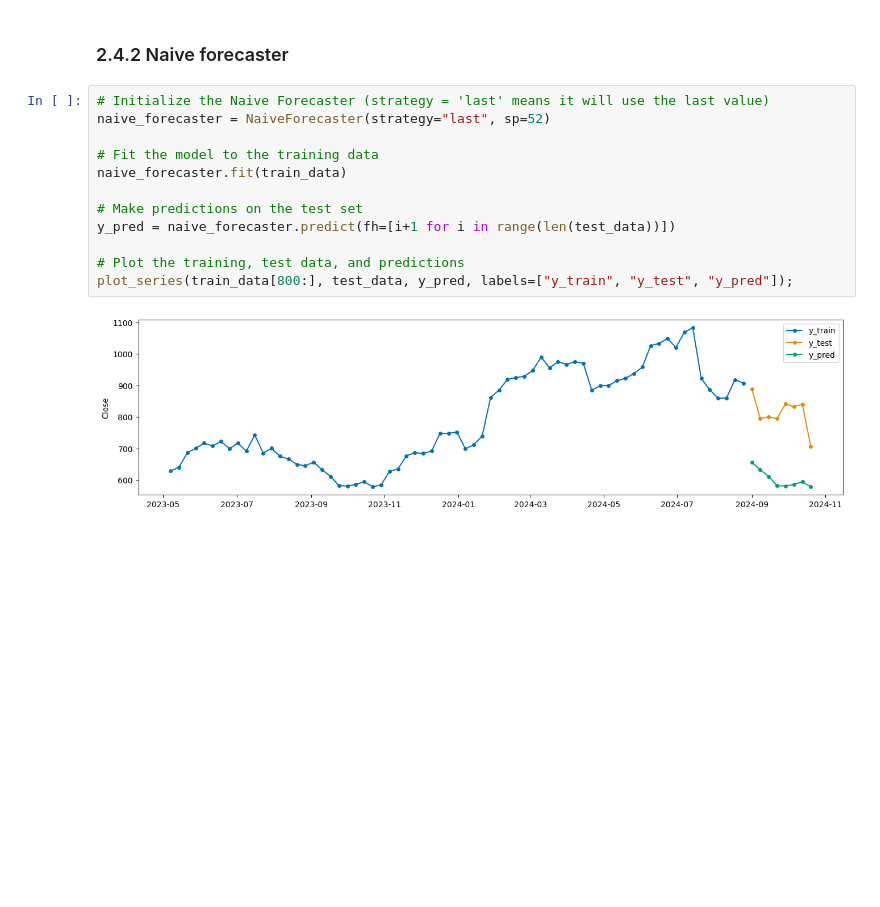
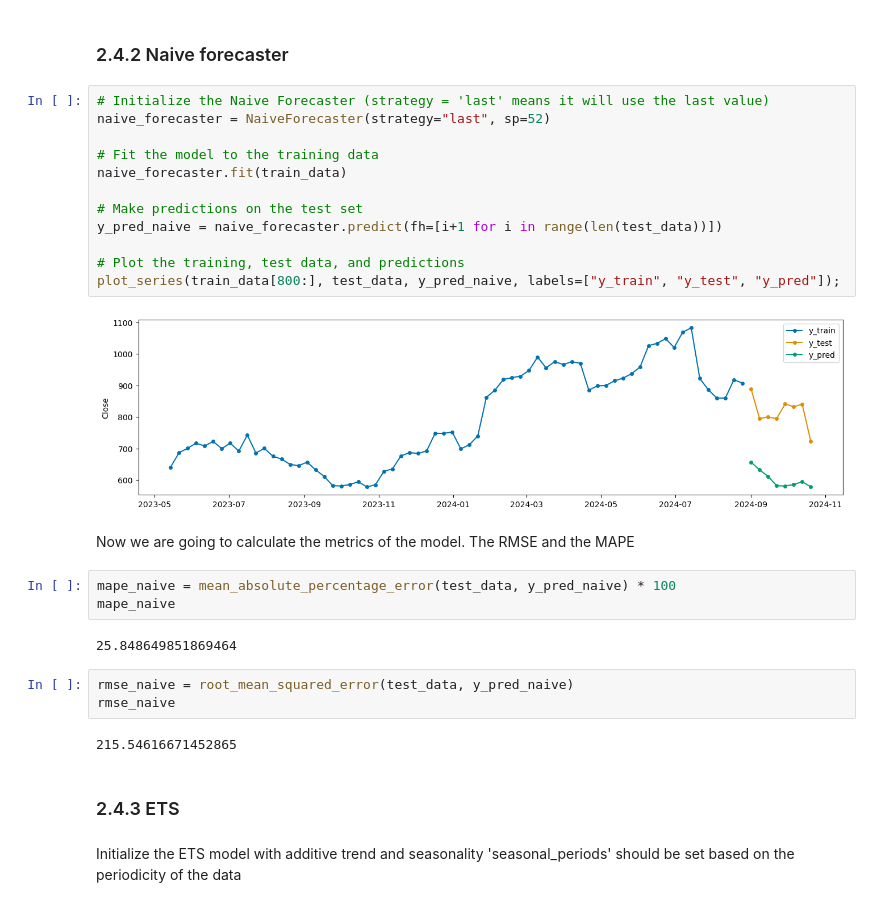
Before and after one commit to mbarriola96/stock_prices_forecasting, a Jupyter notebook: 02_forecasting.ipynb, the cells around one changed output. Drawn from its saved outputs; the diff is of its cells as text; blank space fills up the shorter version.

Commit message:
models done with prophet, and ets in 02_forecasting

```diff
--- a/02_forecasting.ipynb
+++ b/02_forecasting.ipynb
@@ -80,14 +87,30 @@ plot_series(train_data, test_data, labels=["y_train", "y_test"]);
 # %%
 # Initialize the Naive Forecaster (strategy = 'last' means it will use the last value)
 naive_forecaster = NaiveForecaster(strategy="last", sp=52)
 
 # Fit the model to the training data
 naive_forecaster.fit(train_data)
 
 # Make predictions on the test set
-y_pred = naive_forecaster.predict(fh=[i+1 for i in range(len(test_data))])
+y_pred_naive = naive_forecaster.predict(fh=[i+1 for i in range(len(test_data))])
 
 # Plot the training, test data, and predictions
-plot_series(train_data[800:], test_data, y_pred, labels=["y_train", "y_test", "y_pred"]);
+plot_series(train_data[800:], test_data, y_pred_naive, labels=["y_train", "y_test", "y_pred"]);
 # %% [output]
-[figure, old version]
+[figure, new version]
+# %% [markdown]
+Now we are going to calculate the metrics of the model. The RMSE and the MAPE
+# %%
+mape_naive = mean_absolute_percentage_error(test_data, y_pred_naive) * 100
+mape_naive
+# %% [output]
+25.848649851869464
+# %%
+rmse_naive = root_mean_squared_error(test_data, y_pred_naive)
+rmse_naive
+# %% [output]
+215.54616671452865
+# %% [markdown]
+### 2.4.3 ETS
+# %% [markdown]
+Initialize the ETS model with additive trend and seasonality 'seasonal_periods' should be set based on the periodicity of the data
```
Also changed, not shown: parts of 38 cells of this notebook, 2 other files.
